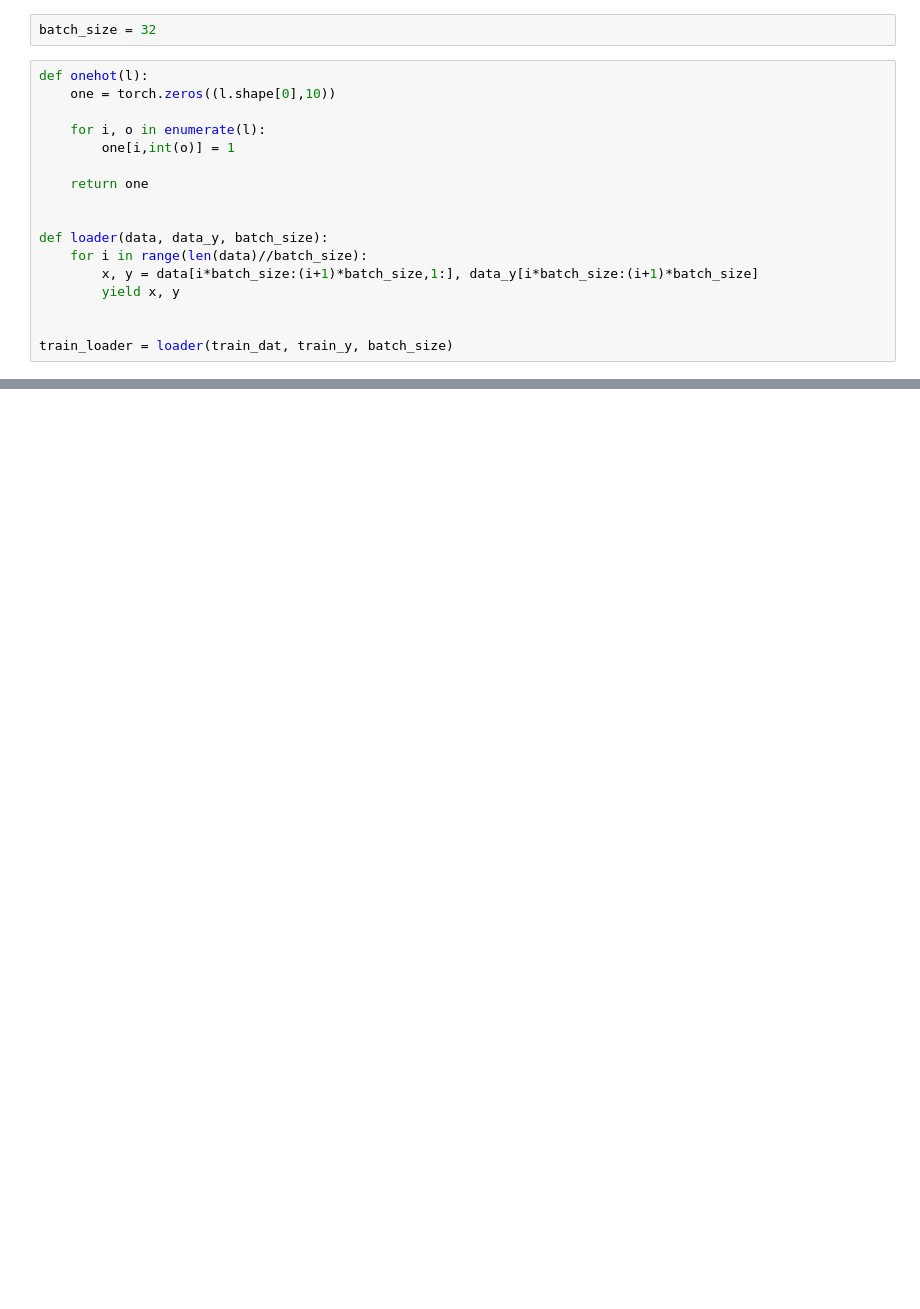
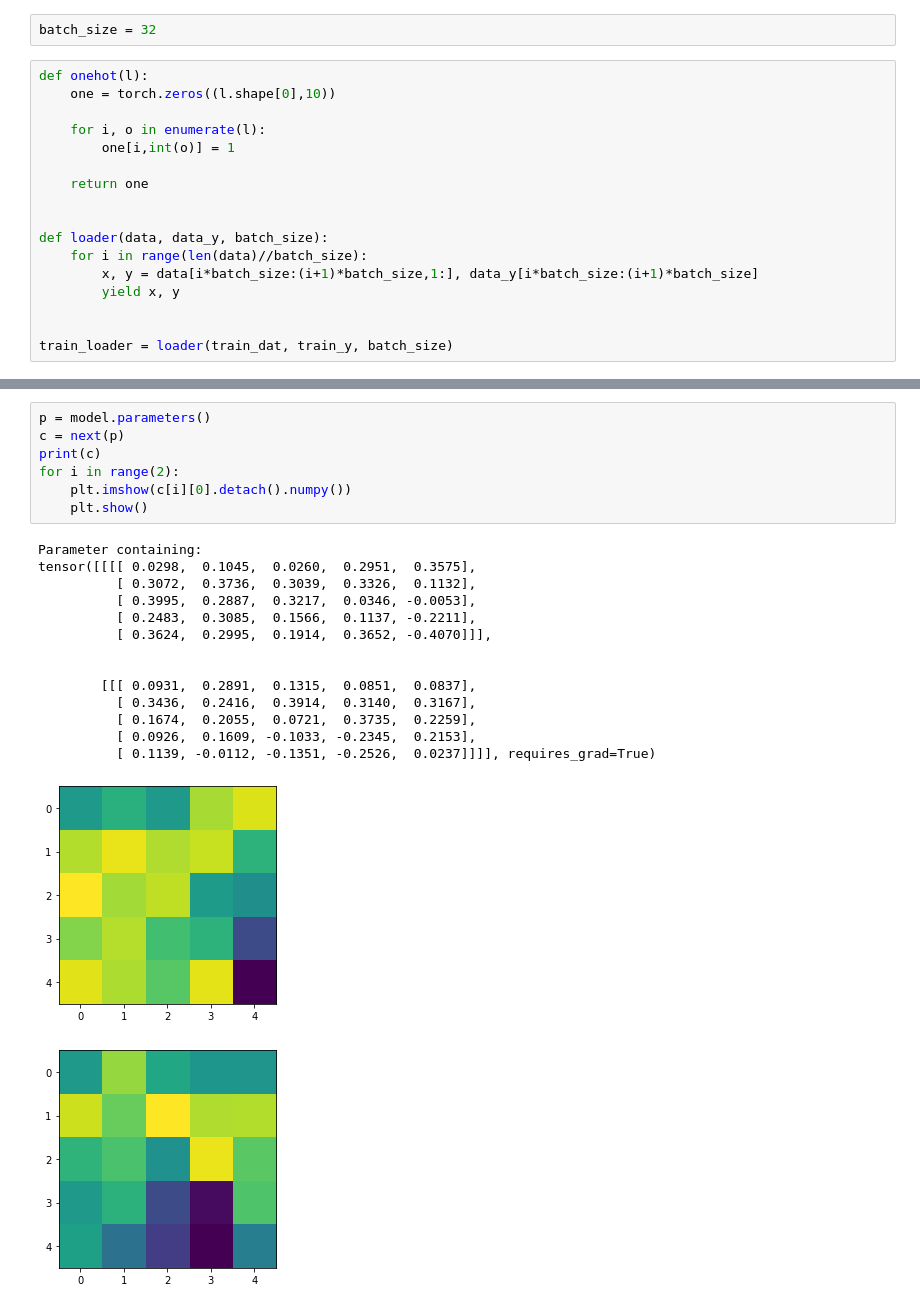
Before and after one commit to JakobSchauser/MLandData, a Jupyter notebook: ADL/Assignment 4/explainability_assignment.ipynb, the cells around one changed output, grey strips where cells are left out. Drawn from its saved outputs; the diff is of its cells as text; blank space fills up the shorter version.

```diff
--- a/ADL/Assignment 4/explainability_assignment.ipynb
+++ b/ADL/Assignment 4/explainability_assignment.ipynb
@@ -180,0 +191,23 @@ shap.image_plot(shap_numpy, -test_numpy)
+# %%
+p = model.parameters()
+c = next(p)
+print(c)
+for i in range(2):
+    plt.imshow(c[i][0].detach().numpy())
+    plt.show()
+# %% [output]
+Parameter containing:
+tensor([[[[ 0.0298,  0.1045,  0.0260,  0.2951,  0.3575],
+          [ 0.3072,  0.3736,  0.3039,  0.3326,  0.1132],
+          [ 0.3995,  0.2887,  0.3217,  0.0346, -0.0053],
+          [ 0.2483,  0.3085,  0.1566,  0.1137, -0.2211],
+          [ 0.3624,  0.2995,  0.1914,  0.3652, -0.4070]]],
+
+
+        [[[ 0.0931,  0.2891,  0.1315,  0.0851,  0.0837],
+          [ 0.3436,  0.2416,  0.3914,  0.3140,  0.3167],
+          [ 0.1674,  0.2055,  0.0721,  0.3735,  0.2259],
+          [ 0.0926,  0.1609, -0.1033, -0.2345,  0.2153],
+          [ 0.1139, -0.0112, -0.1351, -0.2526,  0.0237]]]], requires_grad=True)
+[figure, added]
+[figure, added]
```
Also changed, not shown: parts of 14 cells of this notebook.
